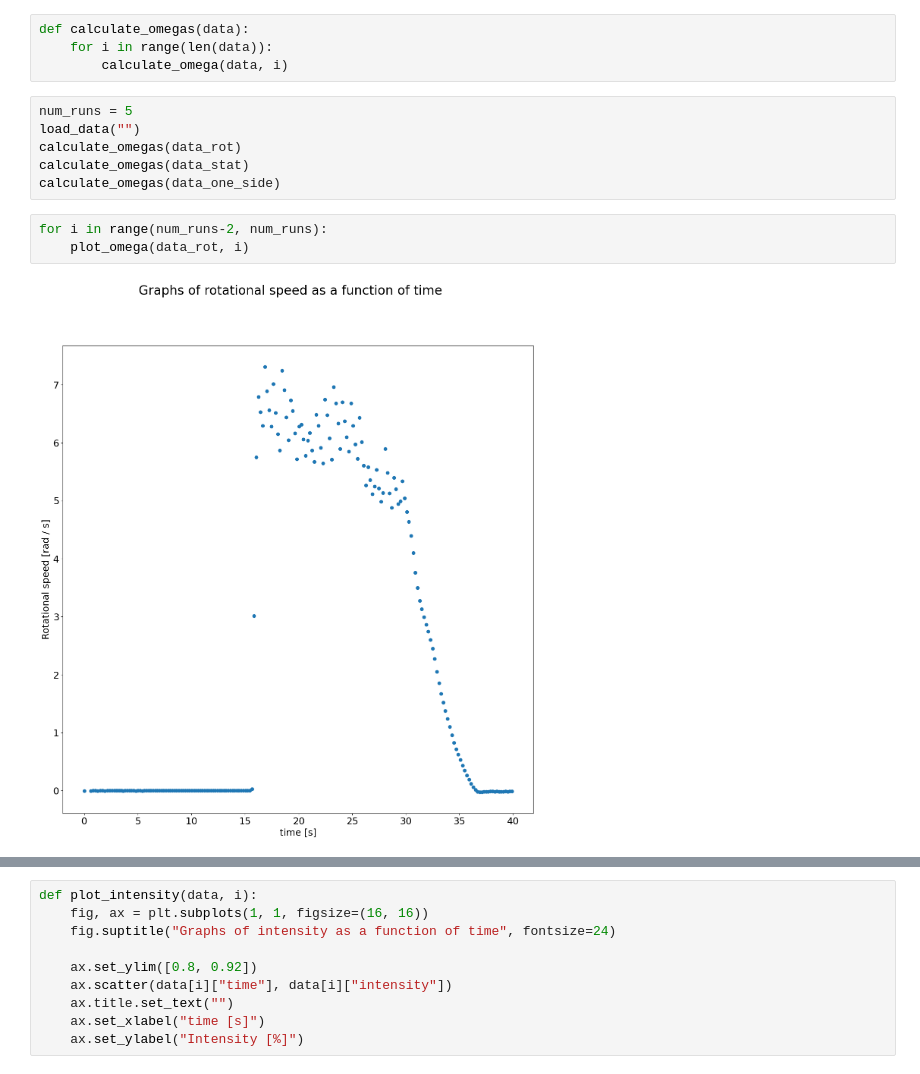
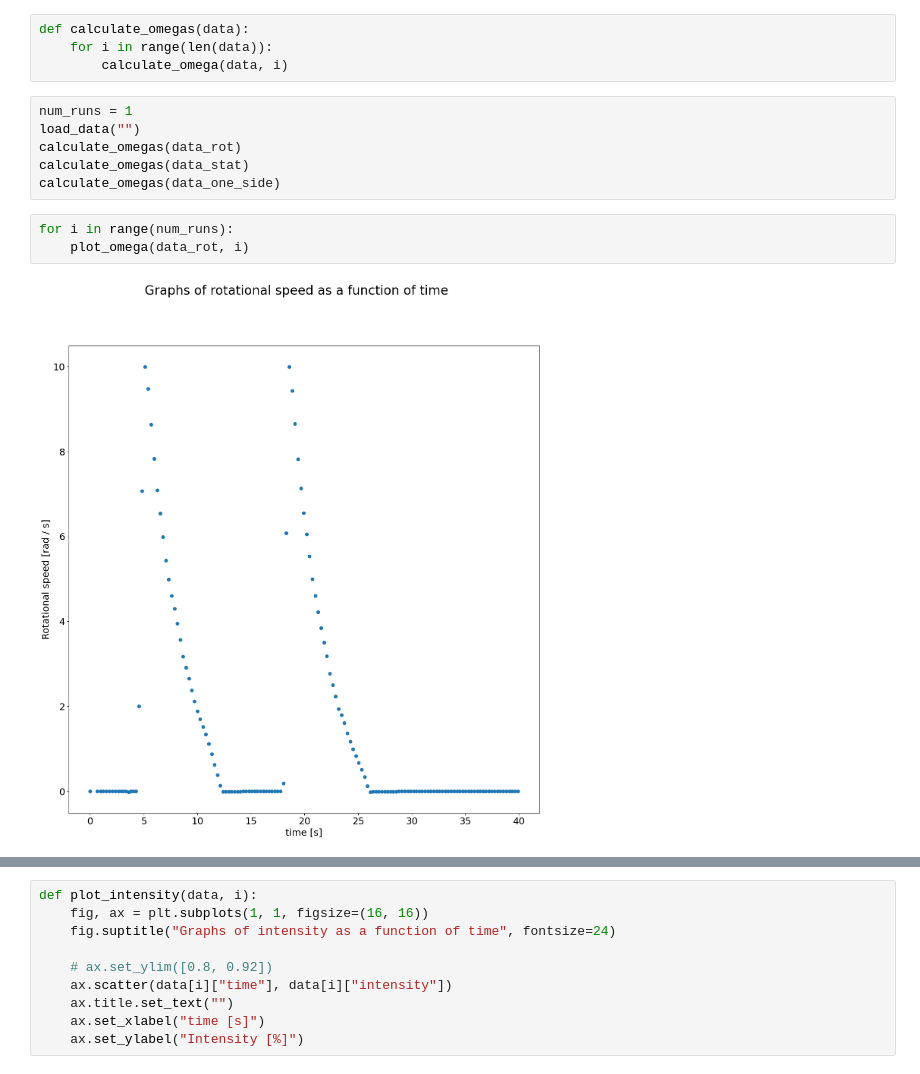
Before and after one commit to MartinOpat/Lab2RaspPi, a Jupyter notebook: data/data_processing_glass_tubes.py.ipynb, the cells around one changed output, grey strips where cells are left out. Cells and saved outputs as stored; diff of their text form.

```diff
--- a/data/data_processing_glass_tubes.py.ipynb
+++ b/data/data_processing_glass_tubes.py.ipynb
@@ -71,13 +69,13 @@ def calculate_omegas(data):
     for i in range(len(data)):
         calculate_omega(data, i)
 # %%
-num_runs = 5
+num_runs = 1
 load_data("")
 calculate_omegas(data_rot)
 calculate_omegas(data_stat)
 calculate_omegas(data_one_side)
 # %%
-for i in range(num_runs-2, num_runs):
+for i in range(num_runs):
     plot_omega(data_rot, i)
 # %% [output]
-[figure, old version]
+[figure, new version]
@@ -87,7 +84,7 @@ def plot_intensity(data, i):
     fig, ax = plt.subplots(1, 1, figsize=(16, 16))
     fig.suptitle("Graphs of intensity as a function of time", fontsize=24)
 
-    ax.set_ylim([0.8, 0.92])
+    # ax.set_ylim([0.8, 0.92])
     ax.scatter(data[i]["time"], data[i]["intensity"])
     ax.title.set_text("")
     ax.set_xlabel("time [s]")
```
Also changed, not shown: parts of 3 cells of this notebook.
